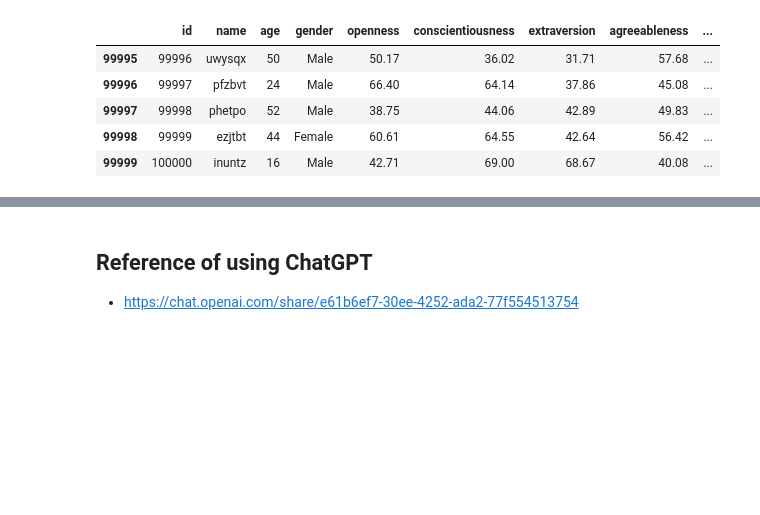
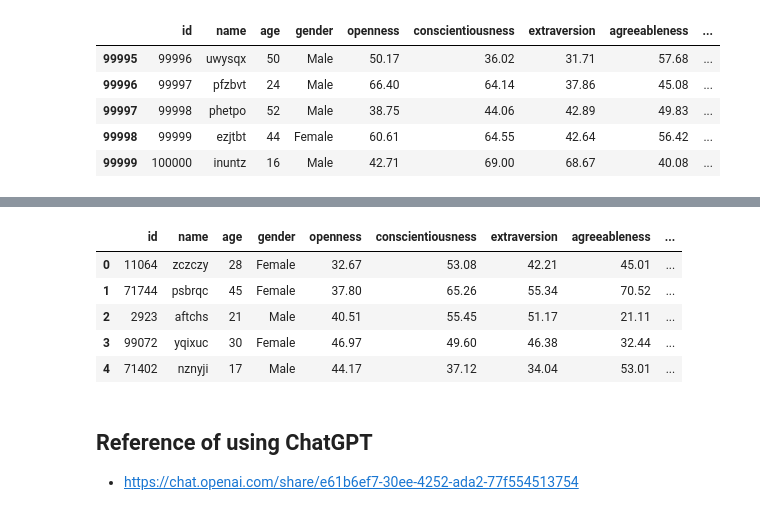
Before and after one commit to oceanumeric/ININ-tutorial, a Jupyter notebook: Labs/lab0_part_i.ipynb, the cells around one changed output, grey strips where cells are left out. Cells and saved outputs as stored; diff of their text form; code cells hidden in the pictures; blank space fills up the shorter version.

```diff
--- a/Labs/lab0_part_i.ipynb
+++ b/Labs/lab0_part_i.ipynb
@@ -698,3 +742,21 @@ foo[foo['matched_id'].notnull()].shape
+# %%
+def calculate_happiness(dataframe):
+
+    # calculate the happiness
+    dataframe['happiness'] = 0.03 * dataframe['income'] +  0.4 * dataframe['openness'] + 0.32 * dataframe['agreeableness'] + 0.57 * dataframe['tolerance'] + 0.02 * (dataframe['age'] - 40)**2
+
+    return dataframe
+# %%
+foo_happiness = calculate_happiness(foo)
+# %%
+foo_happiness.head()
+# %% [output]
+|  | id | name | age | gender | openness | conscientiousness | extraversion | agreeableness | ... |
+| 0 | 11064 | zczczy | 28 | Female | 32.67 | 53.08 | 42.21 | 45.01 | ... |
+| 1 | 71744 | psbrqc | 45 | Female | 37.80 | 65.26 | 55.34 | 70.52 | ... |
+| 2 | 2923 | aftchs | 21 | Male | 40.51 | 55.45 | 51.17 | 21.11 | ... |
+| 3 | 99072 | yqixuc | 30 | Female | 46.97 | 49.60 | 46.38 | 32.44 | ... |
+| 4 | 71402 | nznyji | 17 | Male | 44.17 | 37.12 | 34.04 | 53.01 | ... |
 # %% [markdown]
 ## Reference of using ChatGPT
 
```
Also changed, not shown: parts of 10 cells of this notebook.
